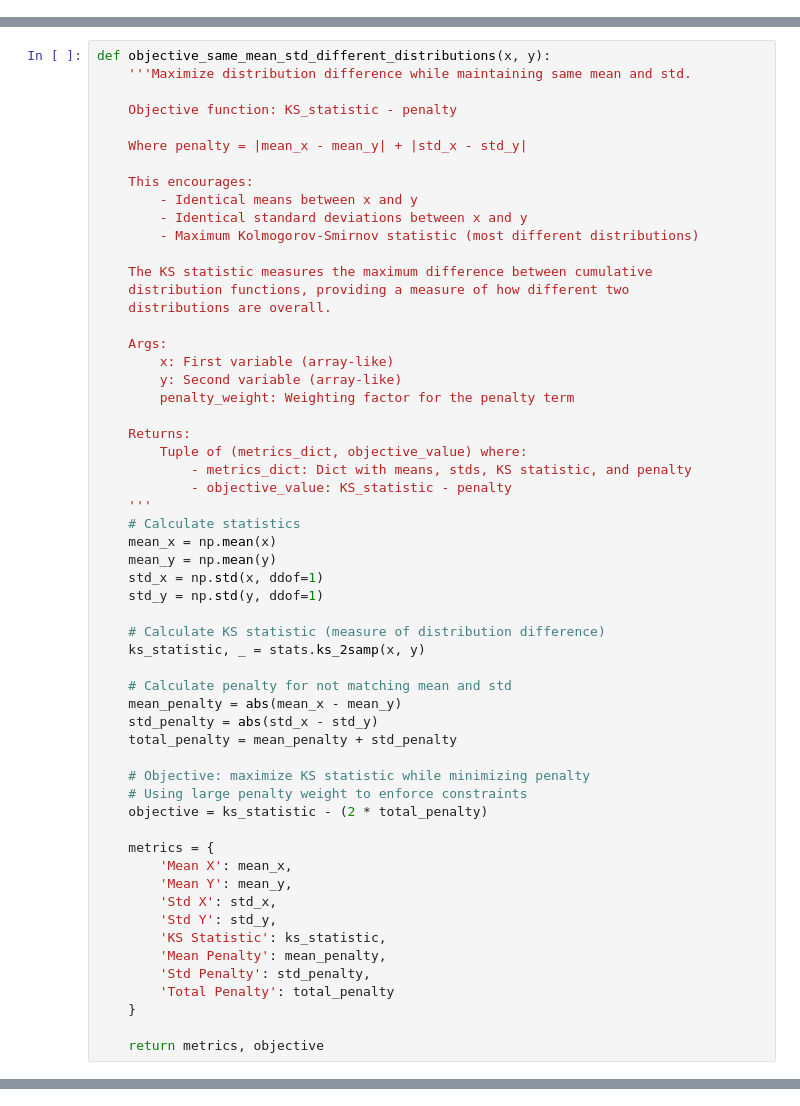
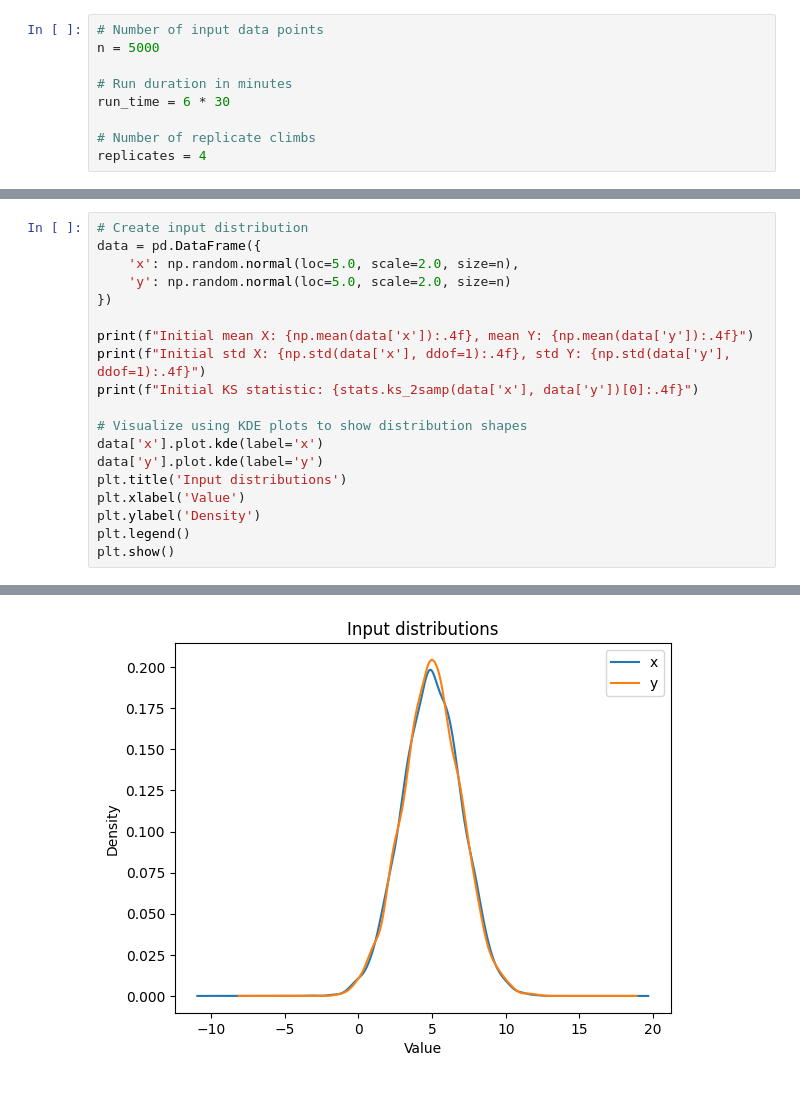
Before and after one commit to gperdrizet/hill_climber, a Jupyter notebook: notebooks/03-mean_std.ipynb, the cells around one changed output, grey strips where cells are left out. Saved outputs shown, nothing was run; the diff lists cells and outputs as text.

```diff
--- a/notebooks/03-mean_std.ipynb
+++ b/notebooks/03-mean_std.ipynb
@@ -24 +22,10 @@ from hill_climber import HillClimber
+# %%
+# Number of input data points
+n = 5000
+
+# Run duration in minutes
+run_time = 6 * 30
+
+# Number of replicate climbs
+replicates = 4
 # %% [markdown]
@@ -26,57 +33,20 @@ from hill_climber import HillClimber
 # %%
-def objective_same_mean_std_different_distributions(x, y):
-    '''Maximize distribution difference while maintaining same mean and std.
+# Create input distribution
+data = pd.DataFrame({
+    'x': np.random.normal(loc=5.0, scale=2.0, size=n),
+    'y': np.random.normal(loc=5.0, scale=2.0, size=n)
+})
 
-    Objective function: KS_statistic - penalty
+print(f"Initial mean X: {np.mean(data['x']):.4f}, mean Y: {np.mean(data['y']):.4f}")
+print(f"Initial std X: {np.std(data['x'], ddof=1):.4f}, std Y: {np.std(data['y'], ddof=1):.4f}")
+print(f"Initial KS statistic: {stats.ks_2samp(data['x'], data['y'])[0]:.4f}")
 
-    Where penalty = |mean_x - mean_y| + |std_x - std_y|
-
-    This encourages:
-        - Identical means between x and y
-        - Identical standard deviations between x and y
-        - Maximum Kolmogorov-Smirnov statistic (most different distributions)
-
-    The KS statistic measures the maximum difference between cumulative
-    distribution functions, providing a measure of how different two
-    distributions are overall.
-
-    Args:
-        x: First variable (array-like)
-        y: Second variable (array-like)
-        penalty_weight: Weighting factor for the penalty term
-
-    Returns:
-        Tuple of (metrics_dict, objective_value) where:
-            - metrics_dict: Dict with means, stds, KS statistic, and penalty
-            - objective_value: KS_statistic - penalty
-    '''
-    # Calculate statistics
-    mean_x = np.mean(x)
-    mean_y = np.mean(y)
-    std_x = np.std(x, ddof=1)
-    std_y = np.std(y, ddof=1)
-
-    # Calculate KS statistic (measure of distribution difference)
-    ks_statistic, _ = stats.ks_2samp(x, y)
-
-    # Calculate penalty for not matching mean and std
-    mean_penalty = abs(mean_x - mean_y)
-    std_penalty = abs(std_x - std_y)
-    total_penalty = mean_penalty + std_penalty
-
-    # Objective: maximize KS statistic while minimizing penalty
-    # Using large penalty weight to enforce constraints
-    objective = ks_statistic - (2 * total_penalty)
-
-    metrics = {
-        'Mean X': mean_x,
-        'Mean Y': mean_y,
-        'Std X': std_x,
-        'Std Y': std_y,
-        'KS Statistic': ks_statistic,
-        'Mean Penalty': mean_penalty,
-        'Std Penalty': std_penalty,
-        'Total Penalty': total_penalty
-    }
-
-    return metrics, objective
+# Visualize using KDE plots to show distribution shapes
+data['x'].plot.kde(label='x')
+data['y'].plot.kde(label='y')
+plt.title('Input distributions')
+plt.xlabel('Value')
+plt.ylabel('Density')
+plt.legend()
+plt.show()
+# %% [output]
@@ -83 +56,2 @@ def objective_same_mean_std_different_distributions(x, y):
+[figure, added]
 # %% [markdown]
```
Also changed, not shown: parts of 14 cells of this notebook, 1 other file.
